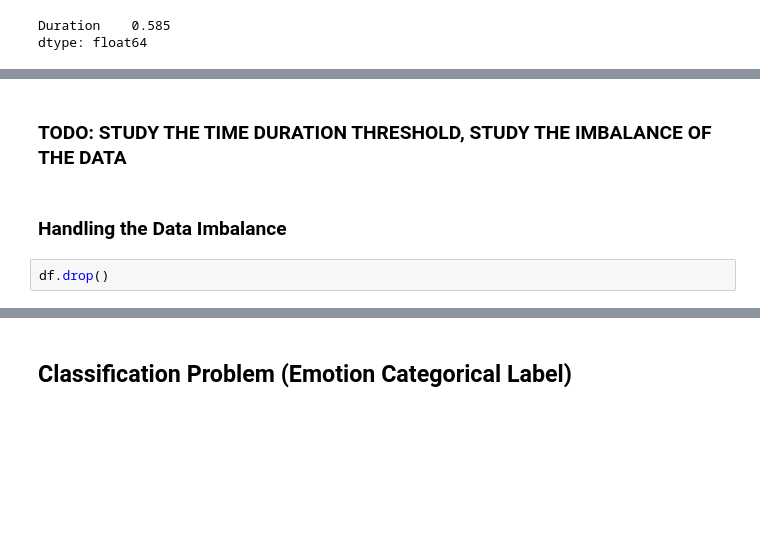
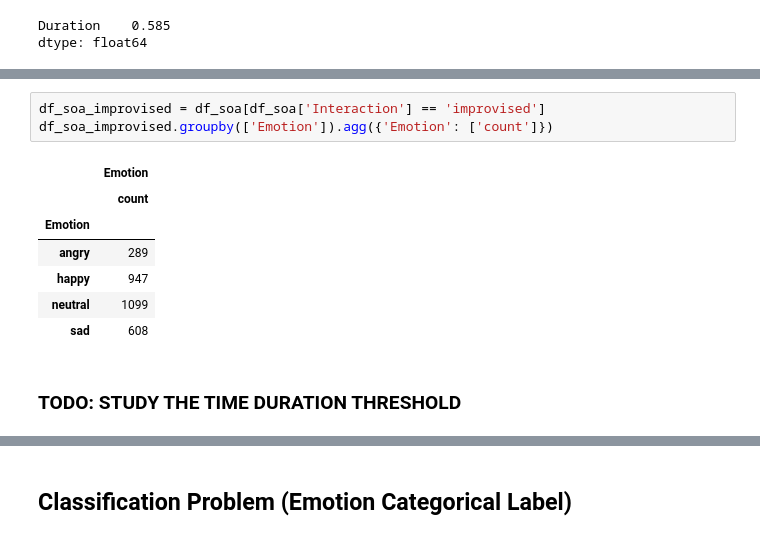
Before and after one commit to MarioCSilva/Speech_Emotion_Recognition_Thesis, a Jupyter notebook: iemocap/data/1_feature_extraction.ipynb, the cells around one changed output, grey strips where cells are left out. Drawn from its saved outputs; the diff is of its cells as text; blank space fills up the shorter version.

```diff
--- a/iemocap/data/1_feature_extraction.ipynb
+++ b/iemocap/data/1_feature_extraction.ipynb
@@ -213,6 +240,13 @@ dtype: float64
+# %%
+df_soa_improvised = df_soa[df_soa['Interaction'] == 'improvised']
+df_soa_improvised.groupby(['Emotion']).agg({'Emotion': ['count']})
+# %% [output]
+|  | Emotion |
+|  | count |
+| Emotion |  |
+| angry | 289 |
+| happy | 947 |
+| neutral | 1099 |
+| sad | 608 |
 # %% [markdown]
-### TODO: STUDY THE TIME DURATION THRESHOLD, STUDY THE IMBALANCE OF THE DATA
+### TODO: STUDY THE TIME DURATION THRESHOLD
-# %% [markdown]
-### Handling the Data Imbalance
-# %%
-df.drop()
```
Also changed, not shown: parts of 26 cells of this notebook, 1 other file.
